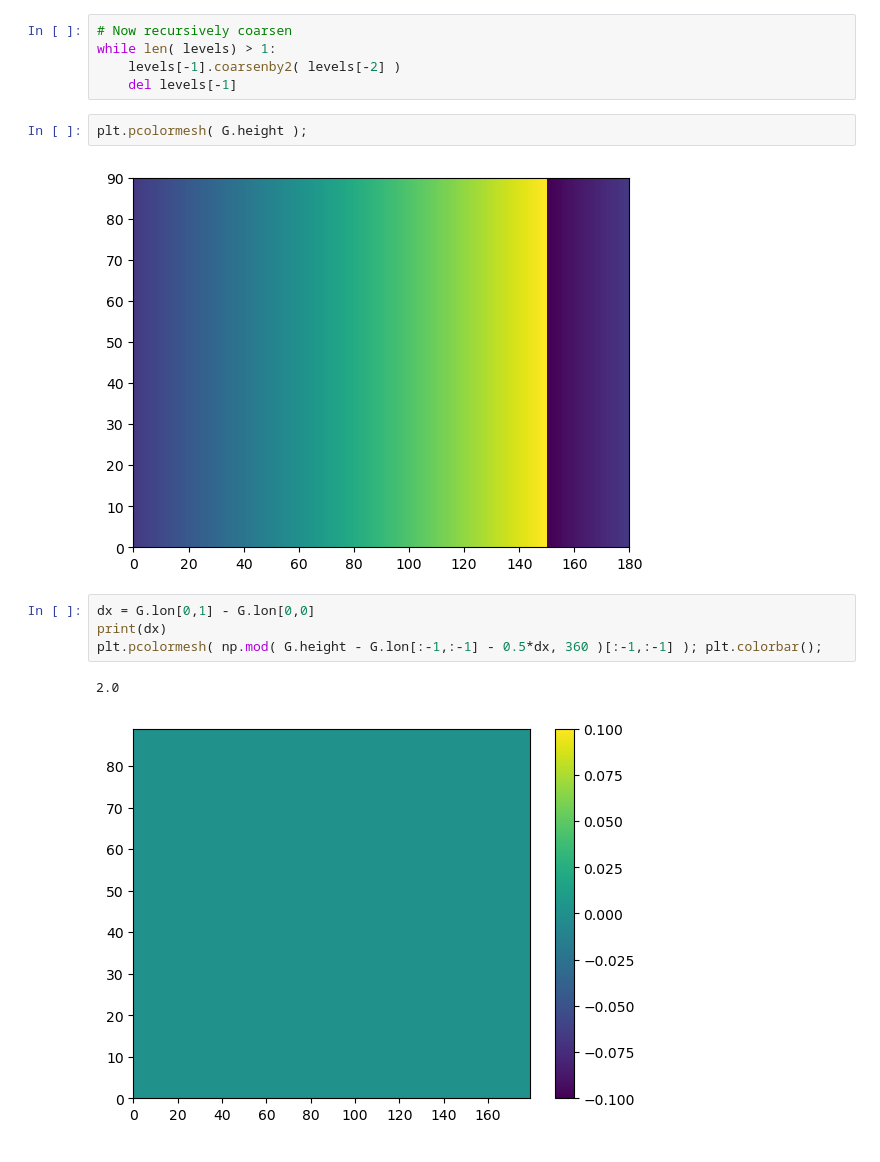
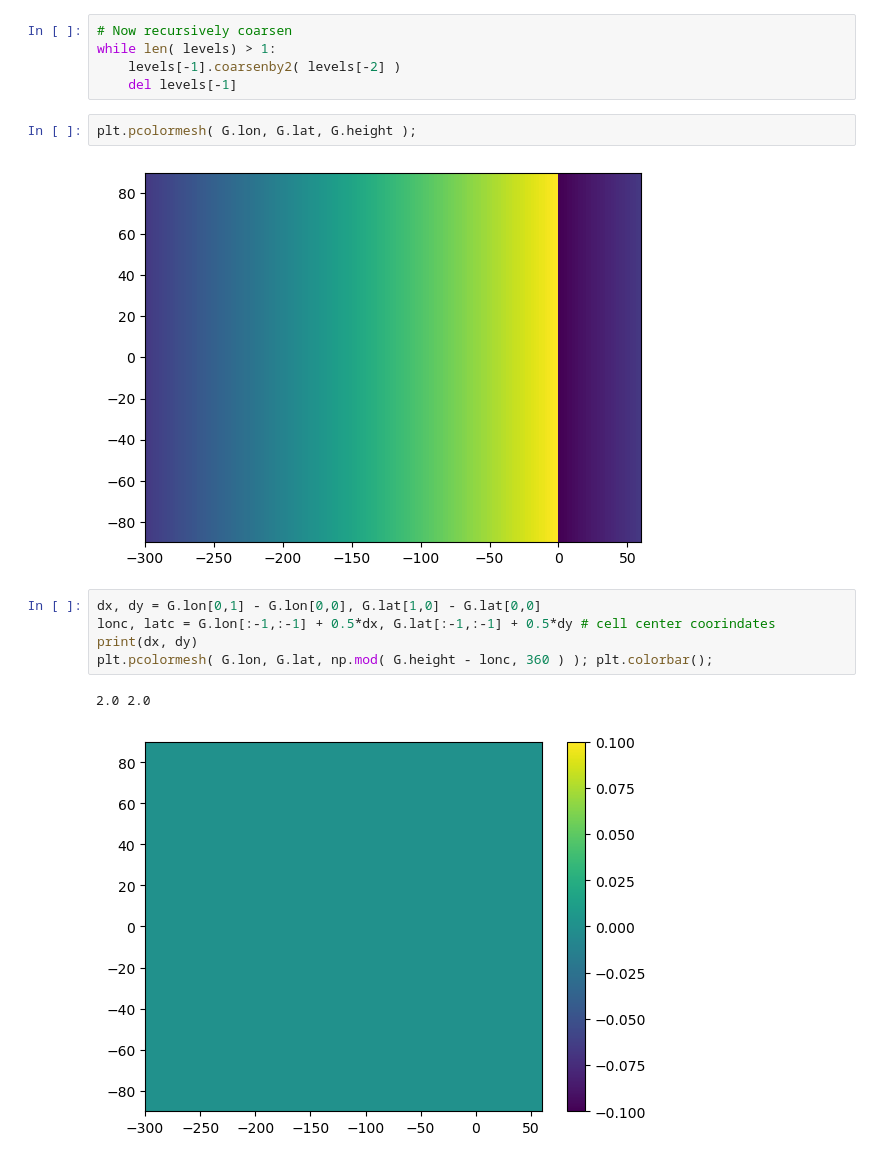
Before and after one commit to adcroft/thin-wall-topography, a Jupyter notebook: python/Check-new-GMesh-mean-with-test-data.ipynb, the cells around one changed output. Saved outputs shown, nothing was run; the diff lists cells and outputs as text.

```diff
--- a/python/Check-new-GMesh-mean-with-test-data.ipynb
+++ b/python/Check-new-GMesh-mean-with-test-data.ipynb
@@ -39,13 +49,14 @@ while len( levels) > 1:
     levels[-1].coarsenby2( levels[-2] )
     del levels[-1]
 # %%
-plt.pcolormesh( G.height );
+plt.pcolormesh( G.lon, G.lat, G.height );
 # %% [output]
-[figure, old version]
+[figure, new version]
 # %%
-dx = G.lon[0,1] - G.lon[0,0]
-print(dx)
-plt.pcolormesh( np.mod( G.height - G.lon[:-1,:-1] - 0.5*dx, 360 )[:-1,:-1] ); plt.colorbar();
+dx, dy = G.lon[0,1] - G.lon[0,0], G.lat[1,0] - G.lat[0,0]
+lonc, latc = G.lon[:-1,:-1] + 0.5*dx, G.lat[:-1,:-1] + 0.5*dy # cell center coorindates
+print(dx, dy)
+plt.pcolormesh( G.lon, G.lat, np.mod( G.height - lonc, 360 ) ); plt.colorbar();
 # %% [output]
-2.0
+2.0 2.0
-[figure, old version]
+[figure, new version]
```
Also changed, not shown: parts of 6 cells of this notebook, 11 other files.
